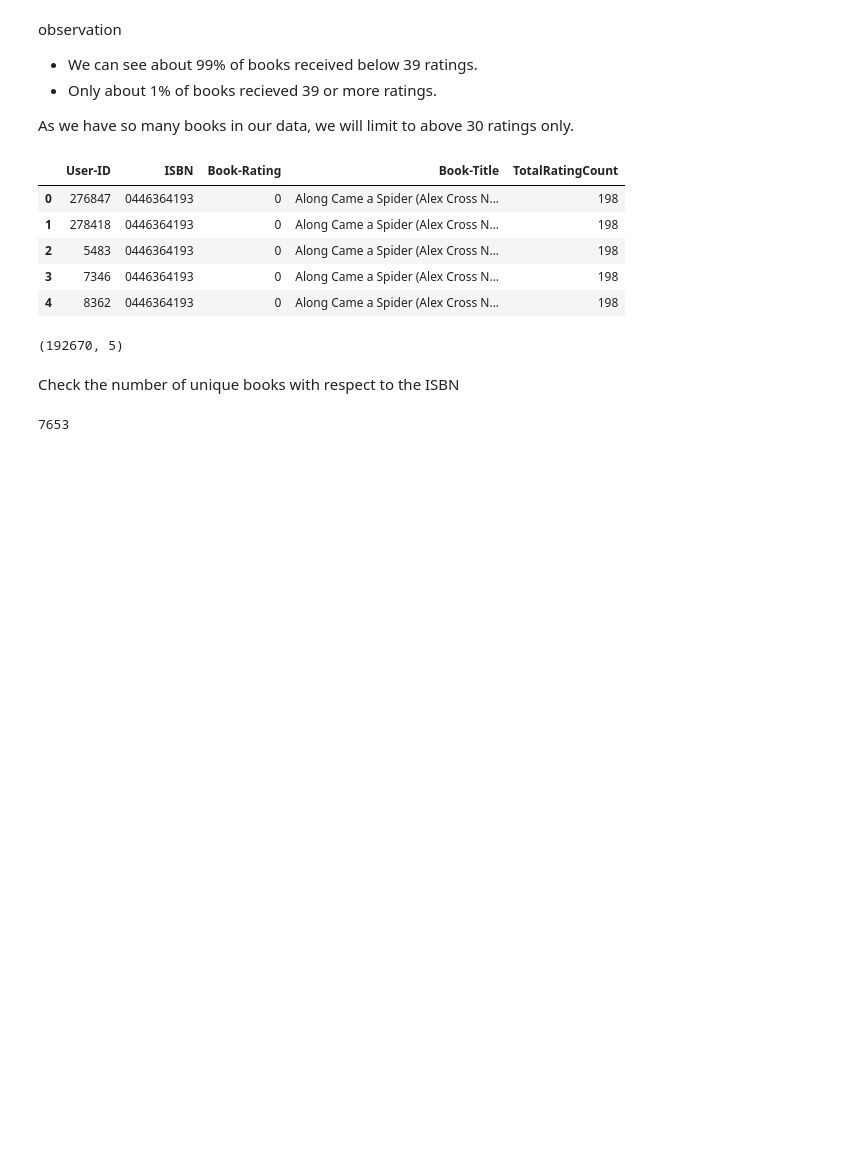
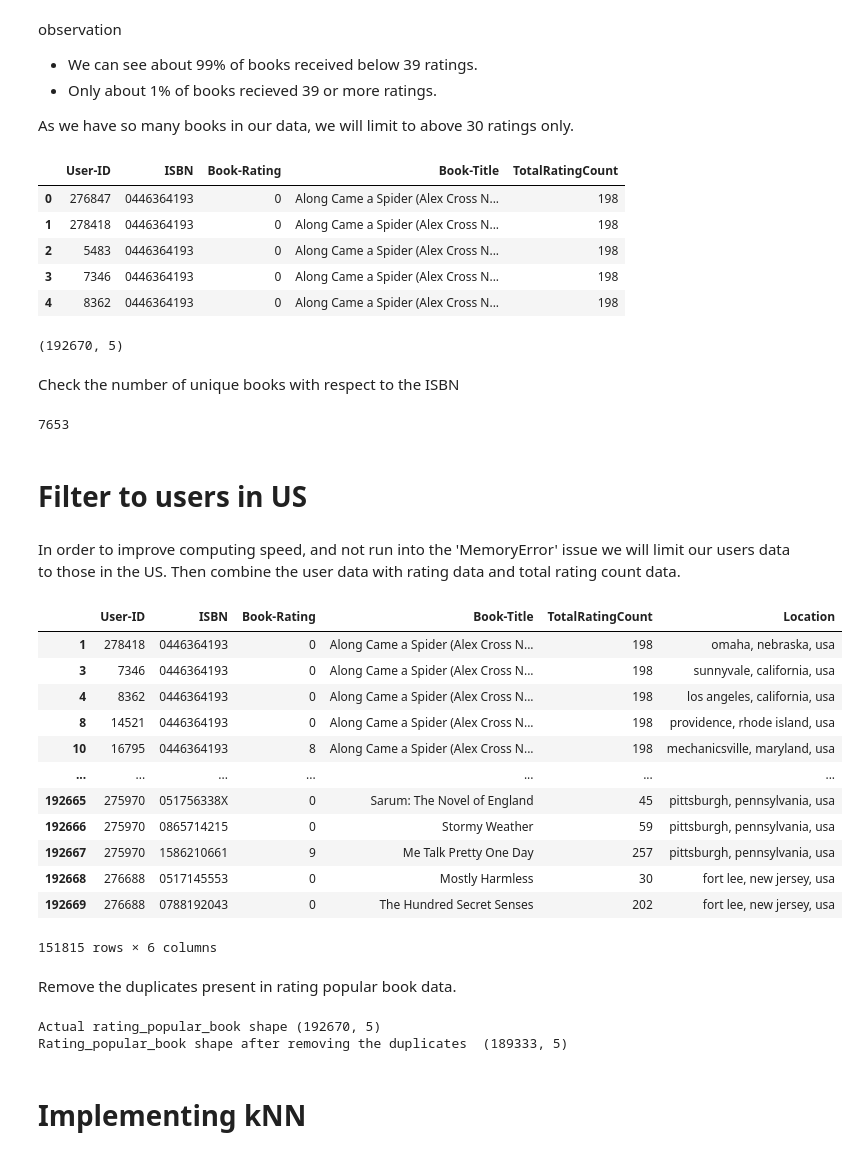
Before and after one commit to Aaryant31/Book-Recommendation-System, a Jupyter notebook: Rahul_Kumar_Soni_Book_Recommendation_System.ipynb, the cells around one changed output. Saved outputs shown, nothing was run; the diff lists cells and outputs as text; code cells hidden in the pictures; blank space fills up the shorter version.

```diff
--- a/Rahul_Kumar_Soni_Book_Recommendation_System.ipynb
+++ b/Rahul_Kumar_Soni_Book_Recommendation_System.ipynb
@@ -460,3 +460,44 @@ Check the number of unique books with respect to the ISBN
 rating_popular_book['ISBN'].nunique()
 # %% [output]
 7653
+# %% [markdown]
+# **Filter to users in US**
+# %% [markdown]
+In order to improve computing speed, and not run into the 'MemoryError' issue we will limit our users data to those in the US. Then combine the user data with rating data and total rating count data.
+# %%
+combined = rating_popular_book.merge(users_df, left_on = 'User-ID', right_on = 'User-ID', how = 'left')
+
+us_user_rating = combined[combined['Location'].str.contains("usa")]
+us_user_rating=us_user_rating.drop('Age', axis=1)
+us_user_rating
+# %% [output]
+|  | User-ID | ISBN | Book-Rating | Book-Title | TotalRatingCount | Location |
+| 1 | 278418 | 0446364193 | 0 | Along Came a Spider (Alex Cross N... | 198 | omaha, nebraska, usa |
+| 3 | 7346 | 0446364193 | 0 | Along Came a Spider (Alex Cross N... | 198 | sunnyvale, california, usa |
+| 4 | 8362 | 0446364193 | 0 | Along Came a Spider (Alex Cross N... | 198 | los angeles, california, usa |
+| 8 | 14521 | 0446364193 | 0 | Along Came a Spider (Alex Cross N... | 198 | providence, rhode island, usa |
+| 10 | 16795 | 0446364193 | 8 | Along Came a Spider (Alex Cross N... | 198 | mechanicsville, maryland, usa |
+| ... | ... | ... | ... | ... | ... | ... |
+| 192665 | 275970 | 051756338X | 0 | Sarum: The Novel of England | 45 | pittsburgh, pennsylvania, usa |
+| 192666 | 275970 | 0865714215 | 0 | Stormy Weather | 59 | pittsburgh, pennsylvania, usa |
+| 192667 | 275970 | 1586210661 | 9 | Me Talk Pretty One Day | 257 | pittsburgh, pennsylvania, usa |
+| 192668 | 276688 | 0517145553 | 0 | Mostly Harmless | 30 | fort lee, new jersey, usa |
+| 192669 | 276688 | 0788192043 | 0 | The Hundred Secret Senses | 202 | fort lee, new jersey, usa |
+151815 rows × 6 columns
+# %% [markdown]
+Remove the duplicates present in rating popular book data.
+# %%
+if not rating_popular_book[rating_popular_book.duplicated(['User-ID', 'Book-Title'])].empty:
+
+    # Identifying number of rows corresponding to the US.
+    print('Actual rating_popular_book shape {0}'.format(rating_popular_book.shape))
+
+    rating_popular_book = rating_popular_book.drop_duplicates(['User-ID', 'Book-Title'])
+
+    # Identifying number of rows corresponding to the US duplicates.
+    print('Rating_popular_book shape after removing the duplicates  {0}'.format(rating_popular_book.shape))
+# %% [output]
+Actual rating_popular_book shape (192670, 5)
+Rating_popular_book shape after removing the duplicates  (189333, 5)
+# %% [markdown]
+# **Implementing kNN**
```
Also changed, not shown: parts of 16 cells of this notebook.
